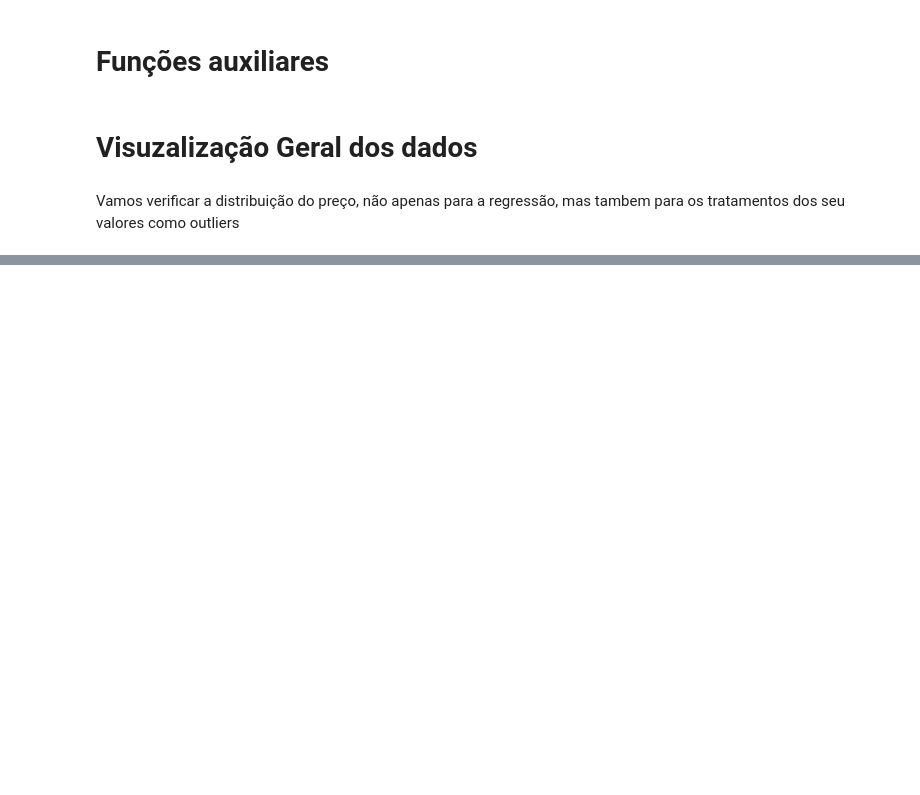
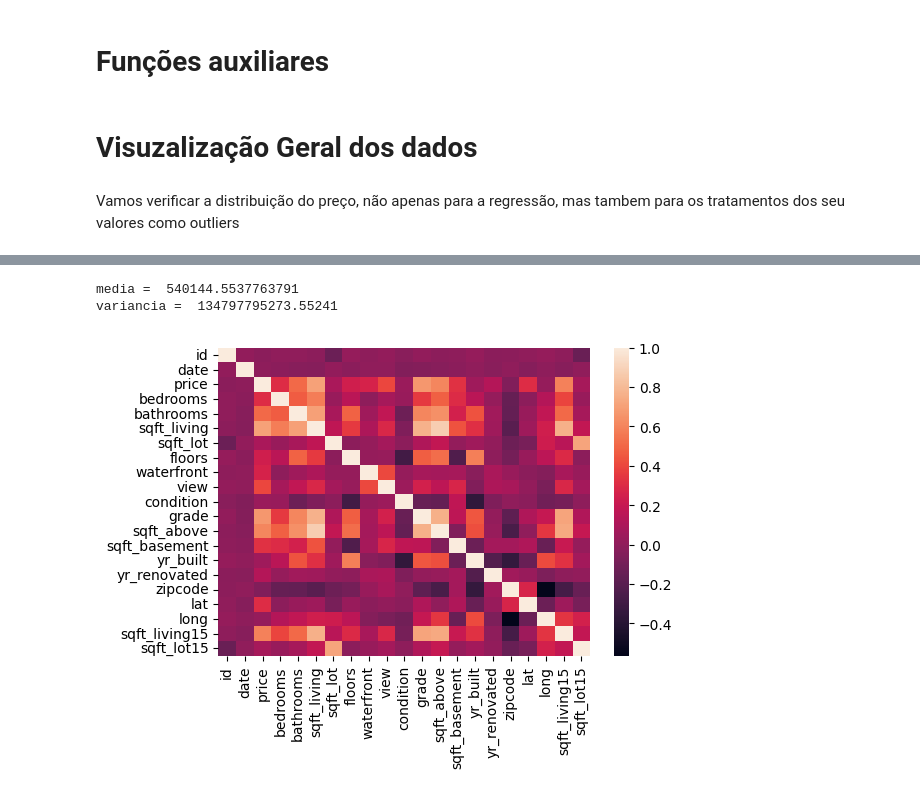
Before and after one commit to MarcioB1999/Previsao_Precos, a Jupyter notebook: Regressao_preço.ipynb, the cells around one changed output, grey strips where cells are left out. Saved outputs shown, nothing was run; the diff lists cells and outputs as text; code cells hidden in the pictures; blank space fills up the shorter version.

```diff
--- a/Regressao_preço.ipynb
+++ b/Regressao_preço.ipynb
@@ -913,0 +252,15 @@ sns.histplot(resultados_rede_neural, kde=True, element='step')
+# %%
+print("media = ",df.price.mean())
+print("variancia = ",df.price.var())
+# %% [output]
+media =  540144.5537763791
+variancia =  134797795273.55241
+# %%
+
+corr_df = df.corr(method='pearson')
+
+plt.figure(figsize=(6, 4))
+sns.heatmap(corr_df, annot=False)
+plt.show()
+# %% [output]
+[figure, added]
```
Also changed, not shown: parts of 98 cells of this notebook, 2 other files.
